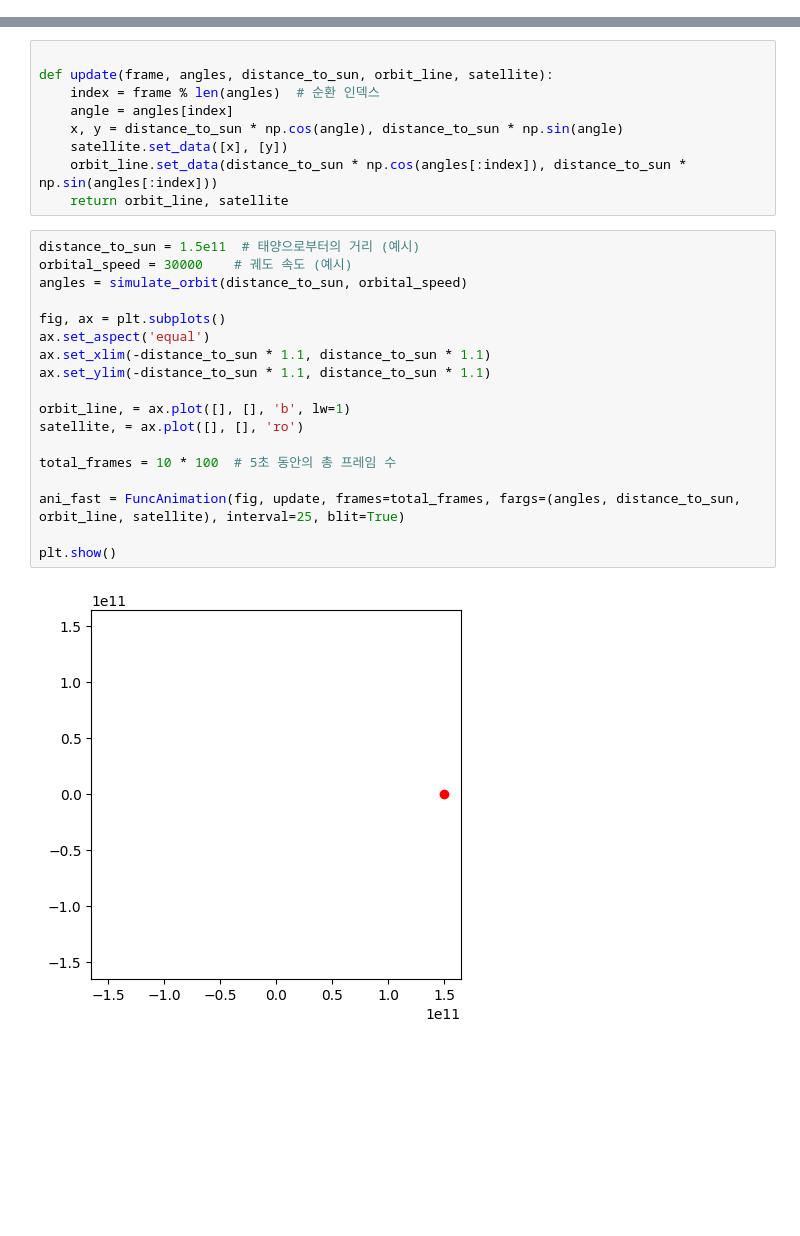
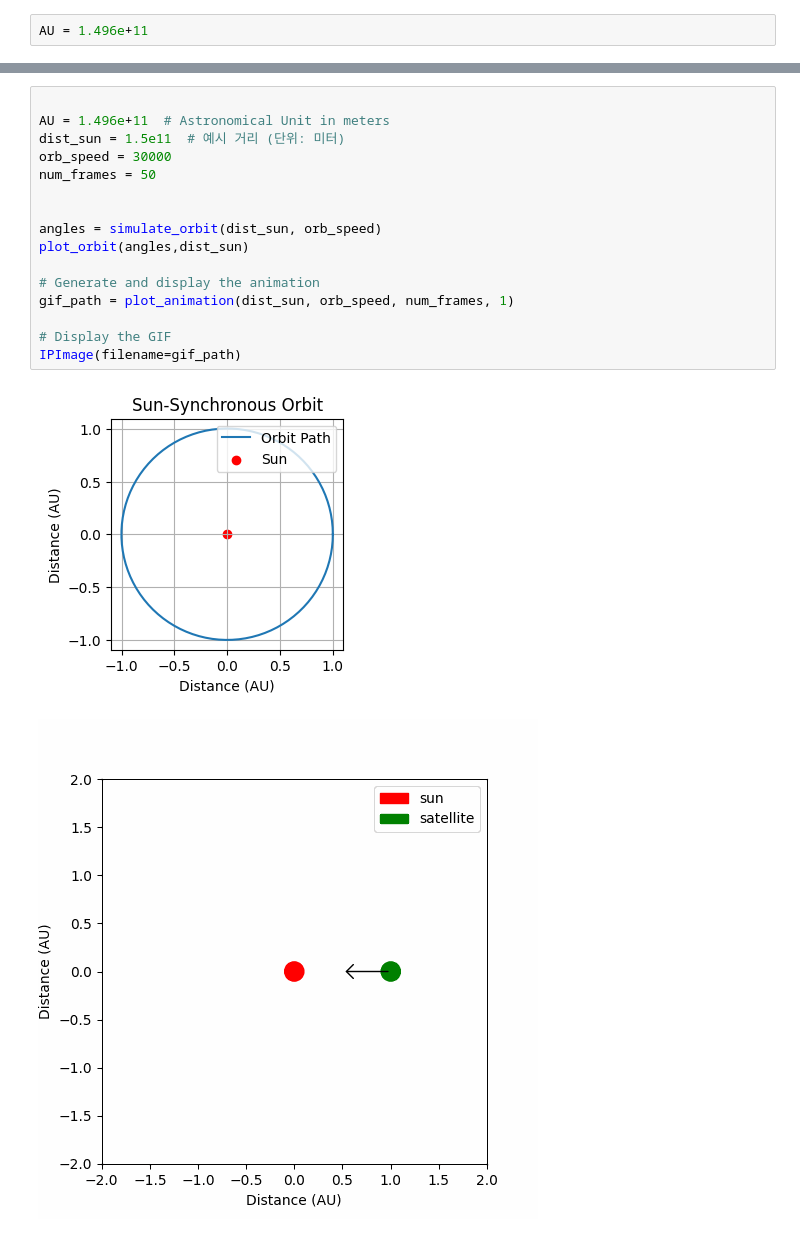
Before and after one commit to kmr5554/Tandem_PSC_Calculator, a Jupyter notebook: orbit_PCE_calculator.ipynb, the cells around one changed output, grey strips where cells are left out. Saved outputs shown, nothing was run; the diff lists cells and outputs as text; blank space fills up the shorter version.

```diff
--- a/orbit_PCE_calculator.ipynb
+++ b/orbit_PCE_calculator.ipynb
@@ -1 +49,3 @@
+# %%
+AU = 1.496e+11
 # %%
@@ -55,29 +144,19 @@ plot_orbit(angles, distance_to_sun_ex)
-# %%
-
-def update(frame, angles, distance_to_sun, orbit_line, satellite):
-    index = frame % len(angles)  # 순환 인덱스
-    angle = angles[index]
-    x, y = distance_to_sun * np.cos(angle), distance_to_sun * np.sin(angle)
-    satellite.set_data([x], [y])
-    orbit_line.set_data(distance_to_sun * np.cos(angles[:index]), distance_to_sun * np.sin(angles[:index]))
-    return orbit_line, satellite
-# %%
-distance_to_sun = 1.5e11  # 태양으로부터의 거리 (예시)
-orbital_speed = 30000    # 궤도 속도 (예시)
-angles = simulate_orbit(distance_to_sun, orbital_speed)
-
-fig, ax = plt.subplots()
-ax.set_aspect('equal')
-ax.set_xlim(-distance_to_sun * 1.1, distance_to_sun * 1.1)
-ax.set_ylim(-distance_to_sun * 1.1, distance_to_sun * 1.1)
-
-orbit_line, = ax.plot([], [], 'b', lw=1)
-satellite, = ax.plot([], [], 'ro')
-
-total_frames = 10 * 100  # 5초 동안의 총 프레임 수
-
-ani_fast = FuncAnimation(fig, update, frames=total_frames, fargs=(angles, distance_to_sun, orbit_line, satellite), interval=25, blit=True)
-
-plt.show()
-# %% [output]
-[figure, removed]
+# %%
+
+AU = 1.496e+11  # Astronomical Unit in meters
+dist_sun = 1.5e11  # 예시 거리 (단위: 미터)
+orb_speed = 30000
+num_frames = 50
+
+
+angles = simulate_orbit(dist_sun, orb_speed)
+plot_orbit(angles,dist_sun)
+
+# Generate and display the animation
+gif_path = plot_animation(dist_sun, orb_speed, num_frames, 1)
+
+# Display the GIF
+IPImage(filename=gif_path)
+# %% [output]
+[figure, added]
+[figure, added]
```
Also changed, not shown: parts of 3 cells of this notebook.
